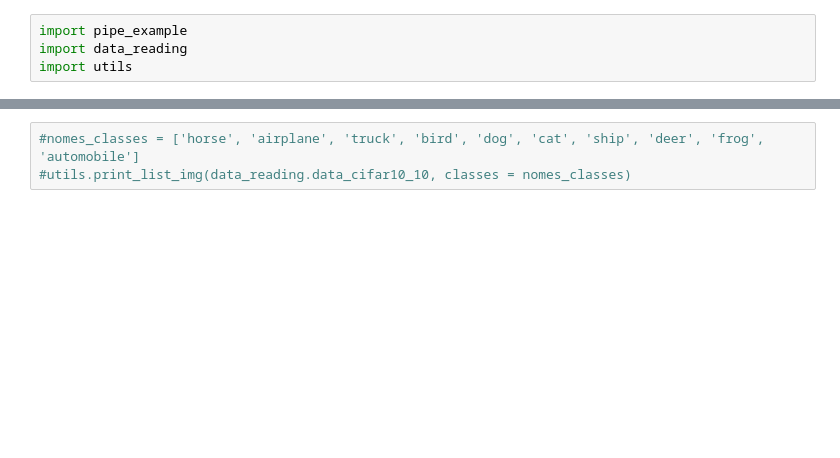
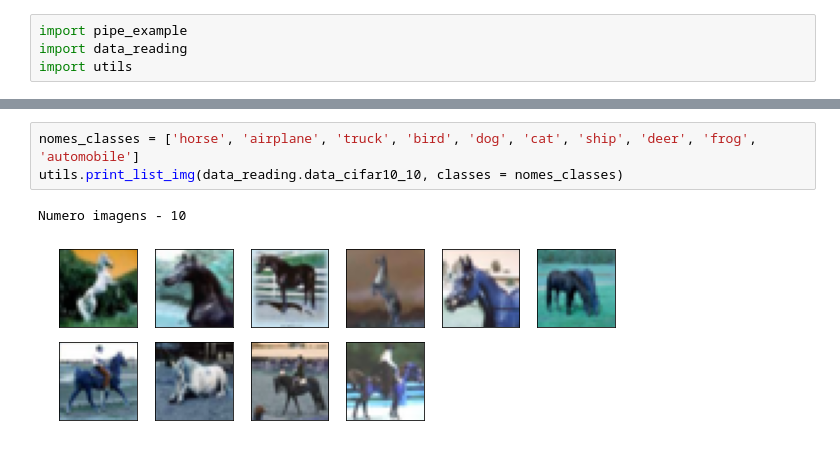
Before and after one commit to Birunda3000/Image-Augmentation, a Jupyter notebook: Exemplo_thread.ipynb, the cells around one changed output, grey strips where cells are left out. Drawn from its saved outputs; the diff is of its cells as text; blank space fills up the shorter version.

```diff
--- a/Exemplo_thread.ipynb
+++ b/Exemplo_thread.ipynb
@@ -30,4 +39,7 @@ Numero imagens - 322
 # %%
-#nomes_classes = ['horse', 'airplane', 'truck', 'bird', 'dog', 'cat', 'ship', 'deer', 'frog', 'automobile']
-#utils.print_list_img(data_reading.data_cifar10_10, classes = nomes_classes)
+nomes_classes = ['horse', 'airplane', 'truck', 'bird', 'dog', 'cat', 'ship', 'deer', 'frog', 'automobile']
+utils.print_list_img(data_reading.data_cifar10_10, classes = nomes_classes)
+# %% [output]
+Numero imagens - 10
+[figure, added]
 # %%
```
Also changed, not shown: parts of 4 cells of this notebook, 5 other files.
